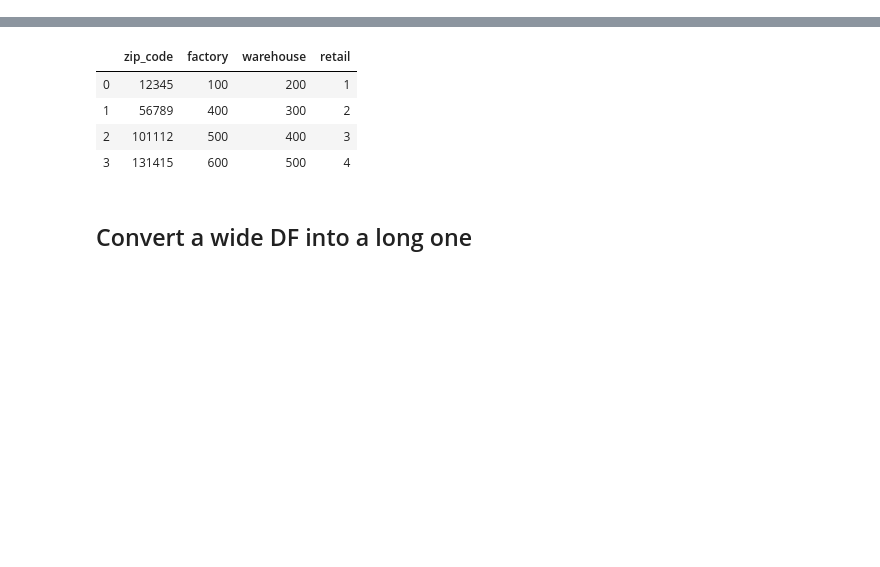
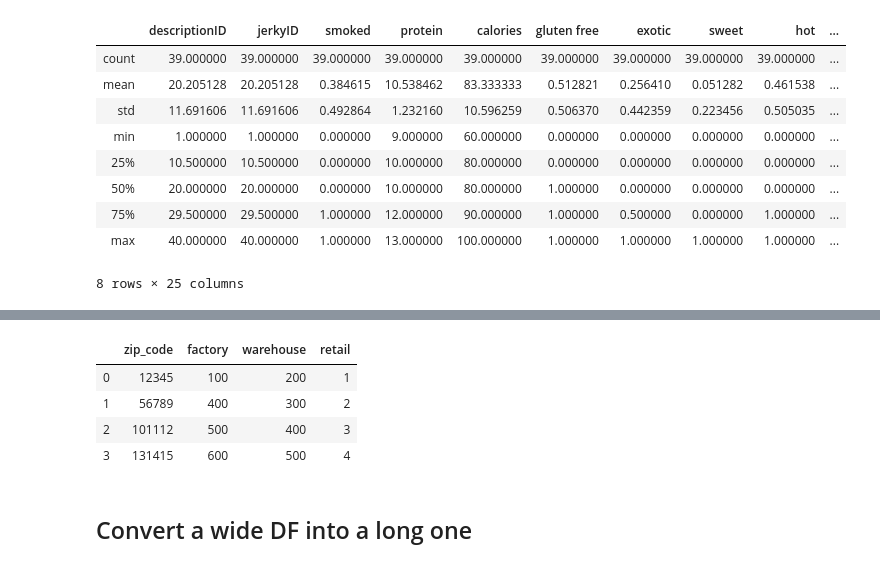
Before and after one commit to Galdina/InterviewPrep, a Jupyter notebook: pandas_tricks.ipynb, the cells around one changed output, grey strips where cells are left out. Saved outputs shown, nothing was run; the diff lists cells and outputs as text; code cells hidden in the pictures; blank space fills up the shorter version.

```diff
--- a/pandas_tricks.ipynb
+++ b/pandas_tricks.ipynb
@@ -5,0 +47,14 @@ import pandas as pd
+# %%
+#generate statistics
+df.describe()
+# %% [output]
+|  | descriptionID | jerkyID | smoked | protein | calories | gluten free | exotic | sweet | hot | ... |
+| count | 39.000000 | 39.000000 | 39.000000 | 39.000000 | 39.000000 | 39.000000 | 39.000000 | 39.000000 | 39.000000 | ... |
+| mean | 20.205128 | 20.205128 | 0.384615 | 10.538462 | 83.333333 | 0.512821 | 0.256410 | 0.051282 | 0.461538 | ... |
+| std | 11.691606 | 11.691606 | 0.492864 | 1.232160 | 10.596259 | 0.506370 | 0.442359 | 0.223456 | 0.505035 | ... |
+| min | 1.000000 | 1.000000 | 0.000000 | 9.000000 | 60.000000 | 0.000000 | 0.000000 | 0.000000 | 0.000000 | ... |
+| 25% | 10.500000 | 10.500000 | 0.000000 | 10.000000 | 80.000000 | 0.000000 | 0.000000 | 0.000000 | 0.000000 | ... |
+| 50% | 20.000000 | 20.000000 | 0.000000 | 10.000000 | 80.000000 | 1.000000 | 0.000000 | 0.000000 | 0.000000 | ... |
+| 75% | 29.500000 | 29.500000 | 1.000000 | 12.000000 | 90.000000 | 1.000000 | 0.500000 | 0.000000 | 1.000000 | ... |
+| max | 40.000000 | 40.000000 | 1.000000 | 13.000000 | 100.000000 | 1.000000 | 1.000000 | 1.000000 | 1.000000 | ... |
+8 rows × 25 columns
```
Also changed, not shown: parts of 29 cells of this notebook.
